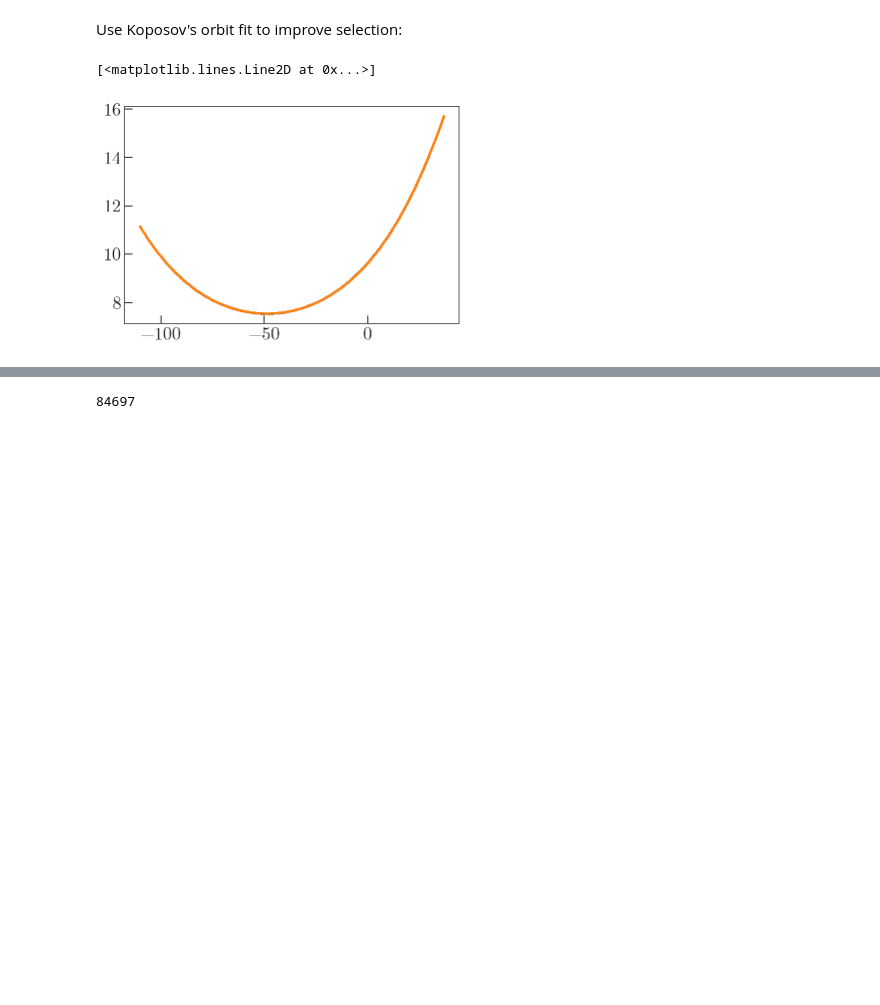
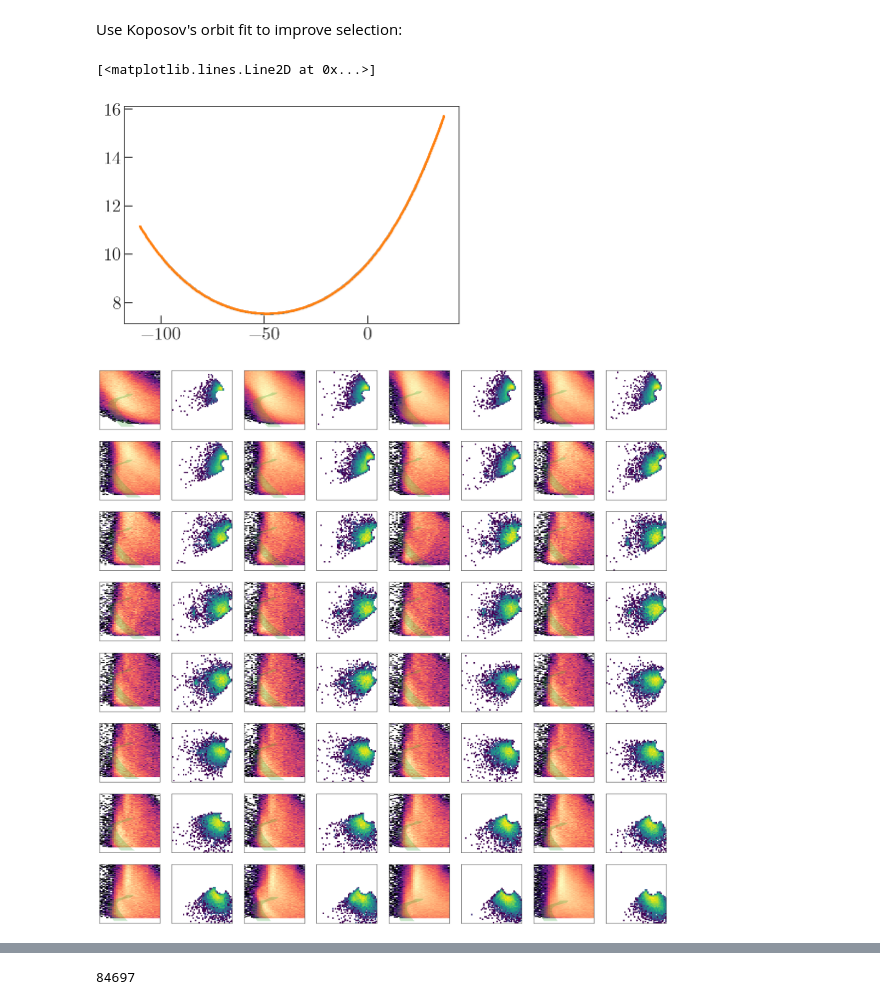
Before and after one commit to adrn/GD1-DR2, a Jupyter notebook: notebooks/Better-selection.ipynb, the cells around one changed output, grey strips where cells are left out. Saved outputs shown, nothing was run; the diff lists cells and outputs as text; code cells hidden in the pictures; blank space fills up the shorter version.

```diff
--- a/notebooks/Better-selection.ipynb
+++ b/notebooks/Better-selection.ipynb
@@ -88,7 +89,7 @@ pm_bins = (np.linspace(-15, 5, 51),
 
 phi1_bins = np.arange(-110, 50+1, 5) * u.deg
 # %%
-plot = False
+plot = True
 
 all_cmd_mask = np.zeros(len(g)).astype(bool)
 
@@ -144,31 +145,33 @@ for j, l, r in zip(range(len(l_bins)), l_bins, r_bins):
 
         # --------------------------------
         # Proper motions for cmd-filtered:
 
         full_mask = cmd_mask_gi & cmd_mask_rz & phi1_mask
     #     ax2.plot(gd1.pm_phi1_cosphi2[full_mask].value,
     #              gd1.pm_phi2[full_mask].value,
     #              marker='.', alpha=0.4, ls='none', color='k')
         H, xe, ye = np.histogram2d(gd1.pm_phi1_cosphi2[full_mask].value,
                                    gd1.pm_phi2[full_mask].value,
                                    bins=pm_bins)
         ax2.pcolormesh(xe, ye, H.T,
                        norm=mpl.colors.LogNorm(), cmap='viridis')
 
         # ------------------
         # Limits and labels:
 
         ax1.set_xlim(0, 1)
         ax1.set_ylim(21.5, 16)
 
         ax2.set_xlim(-15, 5)
         ax2.set_ylim(-10, 10)
 
         ax1.xaxis.set_visible(False)
         ax1.yaxis.set_visible(False)
 
         ax2.xaxis.set_visible(False)
         ax2.yaxis.set_visible(False)
 
     #     break
+# %% [output]
+[figure, added]
 # %%
```
Also changed, not shown: parts of 5 cells of this notebook, 2 other files.
